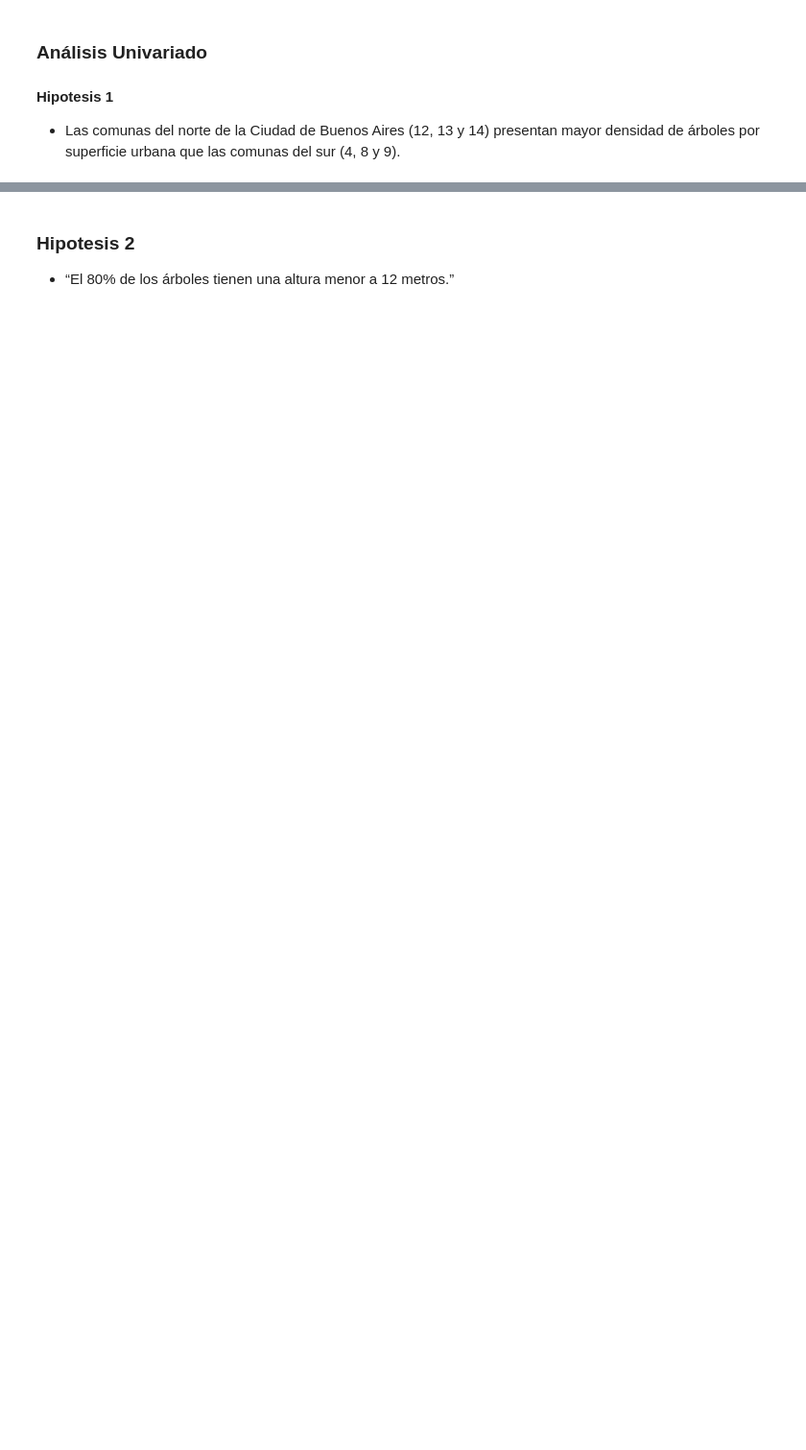
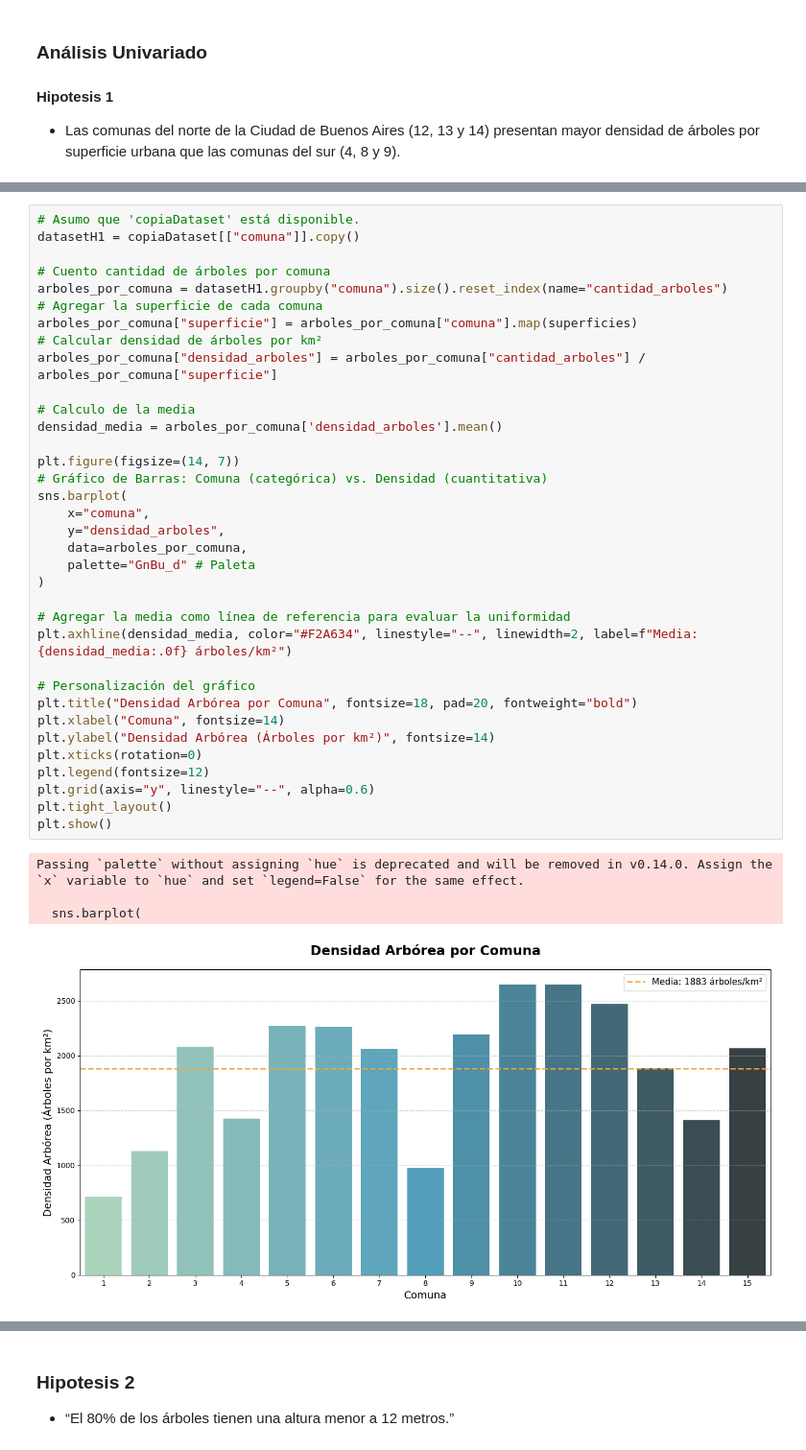
Before and after one commit to valentinabulat/TPFundamentos, a Jupyter notebook: Grupo10-TpeFundamentos.ipynb, the cells around one changed output, grey strips where cells are left out. Shown at 96% size. Cells and saved outputs as stored; diff of their text form; blank space fills up the shorter version.

```diff
--- a/Grupo10-TpeFundamentos.ipynb
+++ b/Grupo10-TpeFundamentos.ipynb
@@ -366 +371,41 @@ plt.show()
+# %%
+# Asumo que 'copiaDataset' está disponible.
+datasetH1 = copiaDataset[["comuna"]].copy()
+
+# Cuento cantidad de árboles por comuna
+arboles_por_comuna = datasetH1.groupby("comuna").size().reset_index(name="cantidad_arboles")
+# Agregar la superficie de cada comuna
+arboles_por_comuna["superficie"] = arboles_por_comuna["comuna"].map(superficies)
+# Calcular densidad de árboles por km²
+arboles_por_comuna["densidad_arboles"] = arboles_por_comuna["cantidad_arboles"] / arboles_por_comuna["superficie"]
+
+# Calculo de la media
+densidad_media = arboles_por_comuna['densidad_arboles'].mean()
+
+plt.figure(figsize=(14, 7))
+# Gráfico de Barras: Comuna (categórica) vs. Densidad (cuantitativa)
+sns.barplot(
+    x="comuna",
+    y="densidad_arboles",
+    data=arboles_por_comuna,
+    palette="GnBu_d" # Paleta
+)
+
+# Agregar la media como línea de referencia para evaluar la uniformidad
+plt.axhline(densidad_media, color="#F2A634", linestyle="--", linewidth=2, label=f"Media: {densidad_media:.0f} árboles/km²")
+
+# Personalización del gráfico
+plt.title("Densidad Arbórea por Comuna", fontsize=18, pad=20, fontweight="bold")
+plt.xlabel("Comuna", fontsize=14)
+plt.ylabel("Densidad Arbórea (Árboles por km²)", fontsize=14)
+plt.xticks(rotation=0)
+plt.legend(fontsize=12)
+plt.grid(axis="y", linestyle="--", alpha=0.6)
+plt.tight_layout()
+plt.show()
+# %% [output]
+Passing `palette` without assigning `hue` is deprecated and will be removed in v0.14.0. Assign the `x` variable to `hue` and set `legend=False` for the same effect.
+
+  sns.barplot(
+[figure, added]
 # %% [markdown]
```
Also changed, not shown: parts of 9 cells of this notebook.
